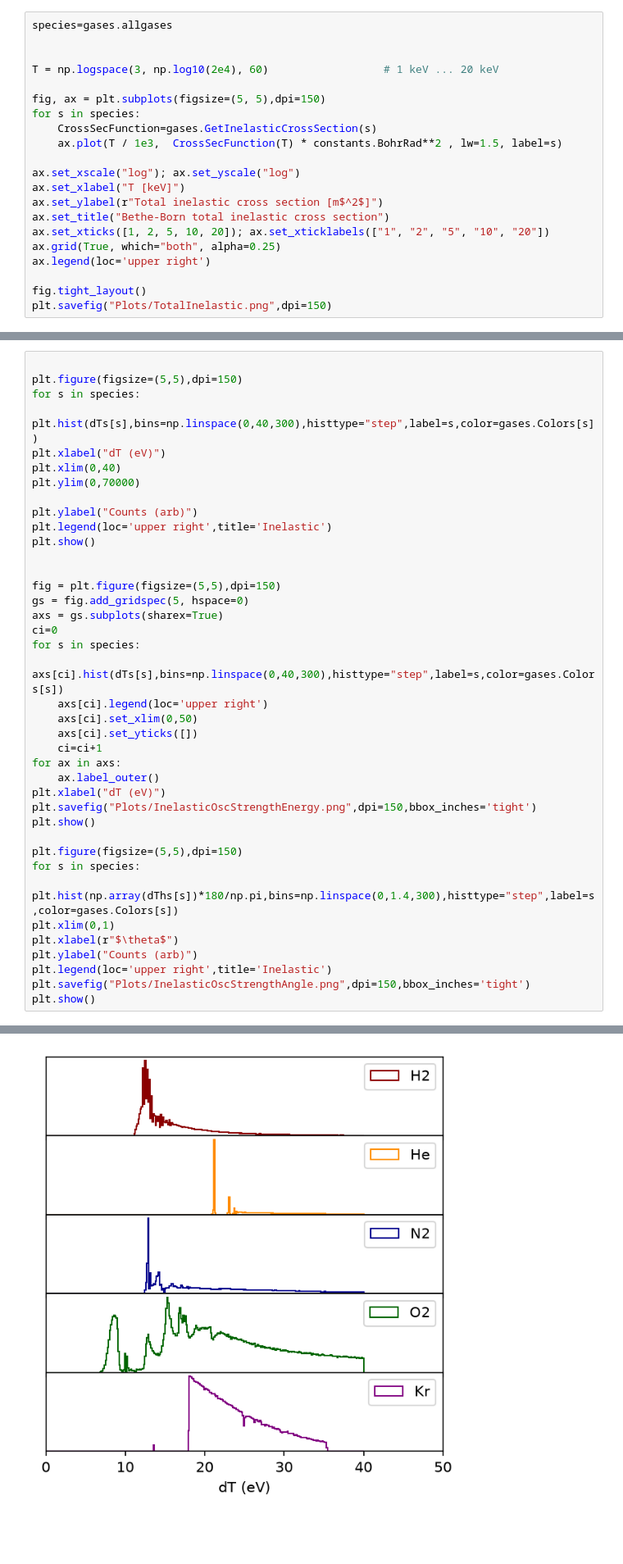
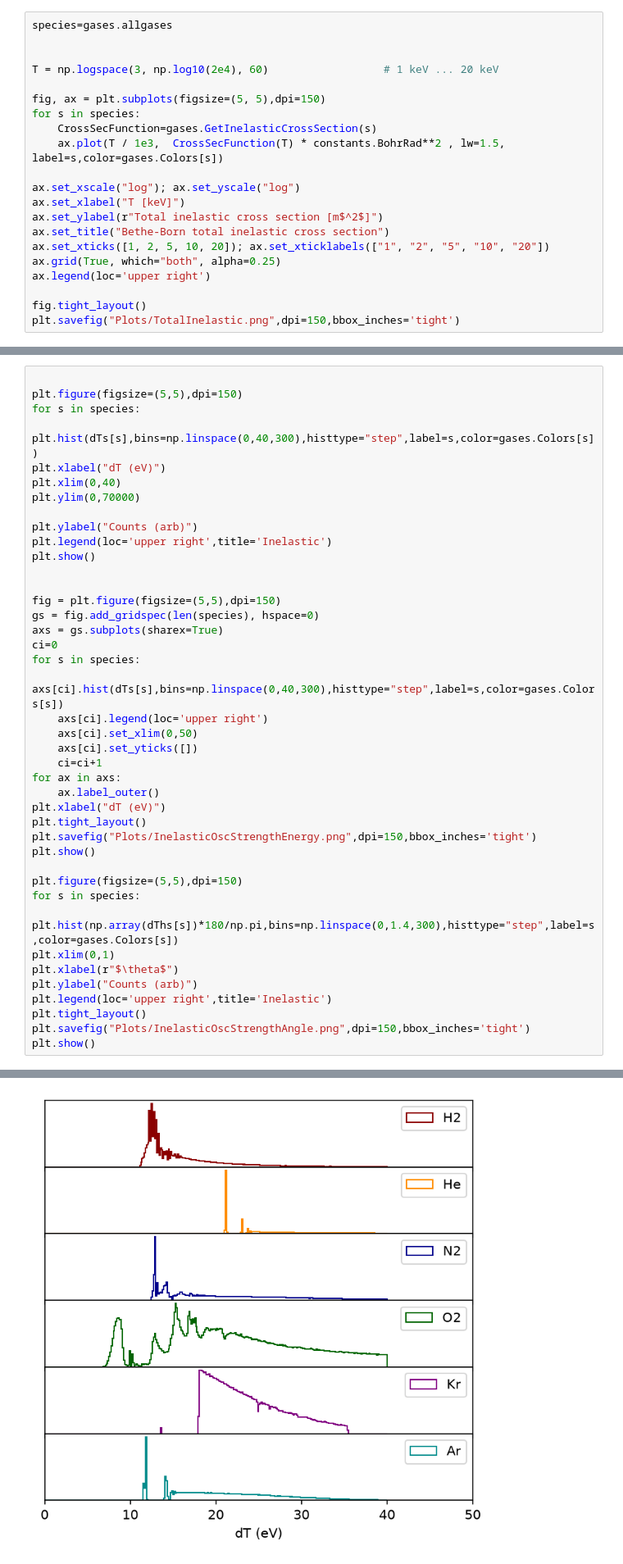
Before and after one commit to benjpjones/Project8ElectronScattering, a Jupyter notebook: OscillatorStrengthScattering.ipynb, the cells around one changed output, grey strips where cells are left out. Shown at 82% size. Drawn from its saved outputs; the diff is of its cells as text; blank space fills up the shorter version.

```diff
--- a/OscillatorStrengthScattering.ipynb
+++ b/OscillatorStrengthScattering.ipynb
@@ -16,7 +16,7 @@ T = np.logspace(3, np.log10(2e4), 60)                  # 1 keV ... 20 keV
 fig, ax = plt.subplots(figsize=(5, 5),dpi=150)
 for s in species:
     CrossSecFunction=gases.GetInelasticCrossSection(s)
-    ax.plot(T / 1e3,  CrossSecFunction(T) * constants.BohrRad**2 , lw=1.5, label=s)
+    ax.plot(T / 1e3,  CrossSecFunction(T) * constants.BohrRad**2 , lw=1.5, label=s,color=gases.Colors[s])
 
 ax.set_xscale("log"); ax.set_yscale("log")
 ax.set_xlabel("T [keV]")
@@ -27,5 +27,5 @@ ax.grid(True, which="both", alpha=0.25)
 ax.legend(loc='upper right')
 
 fig.tight_layout()
-plt.savefig("Plots/TotalInelastic.png",dpi=150)
+plt.savefig("Plots/TotalInelastic.png",dpi=150,bbox_inches='tight')
 # %% [output]
@@ -67,7 +68,7 @@ plt.show()
 
 
 fig = plt.figure(figsize=(5,5),dpi=150)
-gs = fig.add_gridspec(5, hspace=0)
+gs = fig.add_gridspec(len(species), hspace=0)
 axs = gs.subplots(sharex=True)
 ci=0
 for s in species:
@@ -79,6 +80,7 @@ for s in species:
 for ax in axs:
     ax.label_outer()
 plt.xlabel("dT (eV)")
+plt.tight_layout()
 plt.savefig("Plots/InelasticOscStrengthEnergy.png",dpi=150,bbox_inches='tight')
 plt.show()
 
@@ -89,6 +91,7 @@ plt.xlim(0,1)
 plt.xlabel(r"$\theta$")
 plt.ylabel("Counts (arb)")
 plt.legend(loc='upper right',title='Inelastic')
+plt.tight_layout()
 plt.savefig("Plots/InelasticOscStrengthAngle.png",dpi=150,bbox_inches='tight')
 plt.show()
 # %% [output]
@@ -96 +99 @@ plt.show()
-[figure, old version]
+[figure, new version]
```
Also changed, not shown: parts of 3 cells of this notebook, 7 other files.
